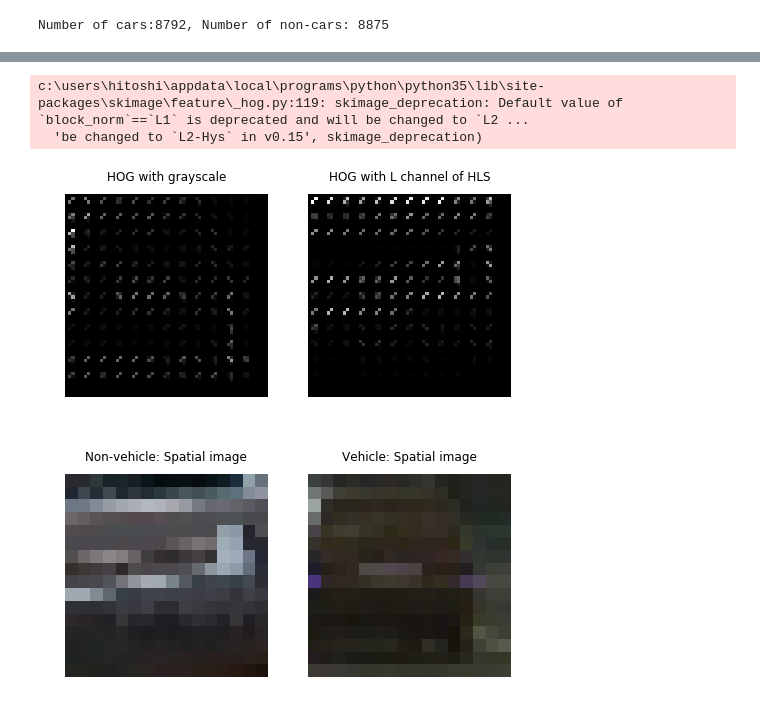
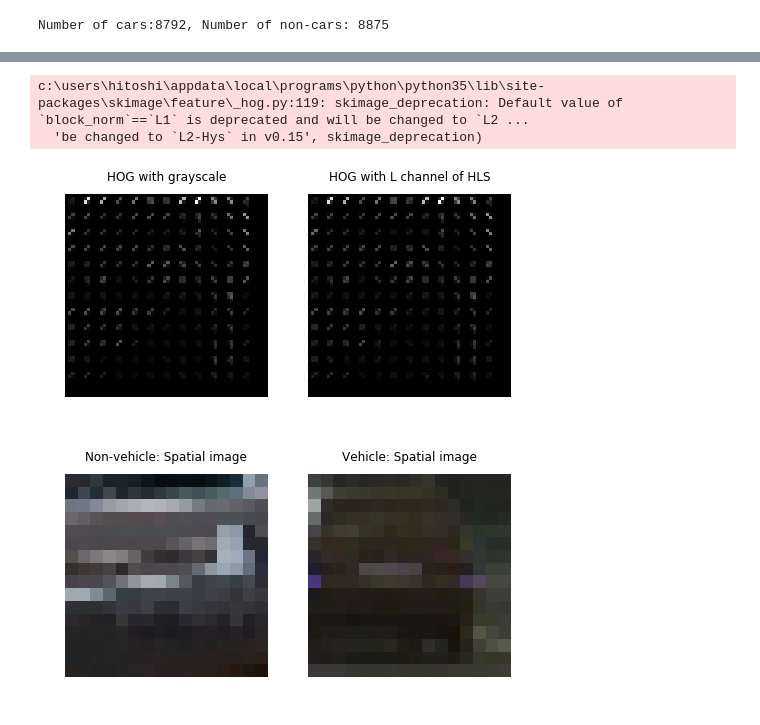
Before and after one commit to GinYoshida/Udacity_CarND_P5_Vehicle_Detection, a Jupyter notebook: Code_test.ipynb, the cells around one changed output, grey strips where cells are left out. Drawn from its saved outputs; the diff is of its cells as text; code cells hidden in the pictures.

Commit message:
update of images

```diff
--- a/Code_test.ipynb
+++ b/Code_test.ipynb
@@ -89,26 +89,26 @@ c:\users\hitoshi\appdata\local\programs\python\python35\lib\site-packages\skimag
 # %%
 img_car = cv2.imread(cars[1700])
 img_cov_car_gray = cv2.cvtColor(img_car , cv2.COLOR_BGR2GRAY)
-img_cov_car_HLS_L = cv2.cvtColor(img , cv2.COLOR_BGR2HLS)[:,:,1]
+img_cov_car_HLS_L = cv2.cvtColor(img_car , cv2.COLOR_BGR2HLS)[:,:,1]
 
 feature, hog_img_gray = get_hog_features(img_cov_car_gray,9,5,3,vis = True)
 feature, hog_img_HLS = get_hog_features(img_cov_car_HLS_L,9,5,3,vis = True)
 
 fig, (ax0, ax1) = plt.subplots(1, 2, figsize=(8, 4), sharex=True, sharey=True)
 
 ax0.axis('off')
 ax0.imshow(hog_img_gray,cmap=plt.cm.gray)
 ax0.set_title('HOG with grayscale',fontsize=12)
 ax1.axis('off')
 ax1.imshow(hog_img_HLS, cmap=plt.cm.gray)
 ax1.set_title('HOG with L channel of HLS',fontsize=12)
 
 plt.savefig("./for_report/Fig1_2_2_HOG_example.png")
 plt.show()
 # %% [output]
 c:\users\hitoshi\appdata\local\programs\python\python35\lib\site-packages\skimage\feature\_hog.py:119: skimage_deprecation: Default value of `block_norm`==`L1` is deprecated and will be changed to `L2 ...
   'be changed to `L2-Hys` in v0.15', skimage_deprecation)
-[figure, old version]
+[figure, new version]
 # %%
 img_noncar = cv2.imread(noncars[1700])
 img_car = cv2.imread(cars[1700])
```
Also changed, not shown: parts of 2 cells of this notebook, 4 other files.
